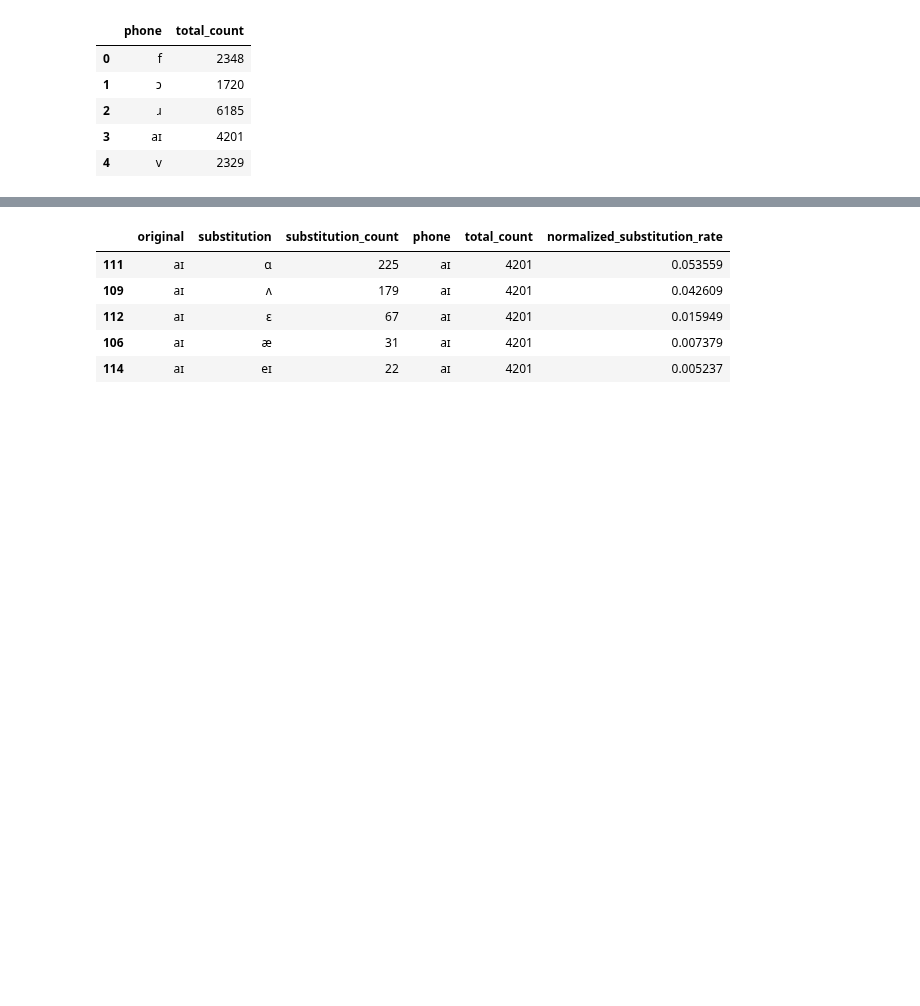
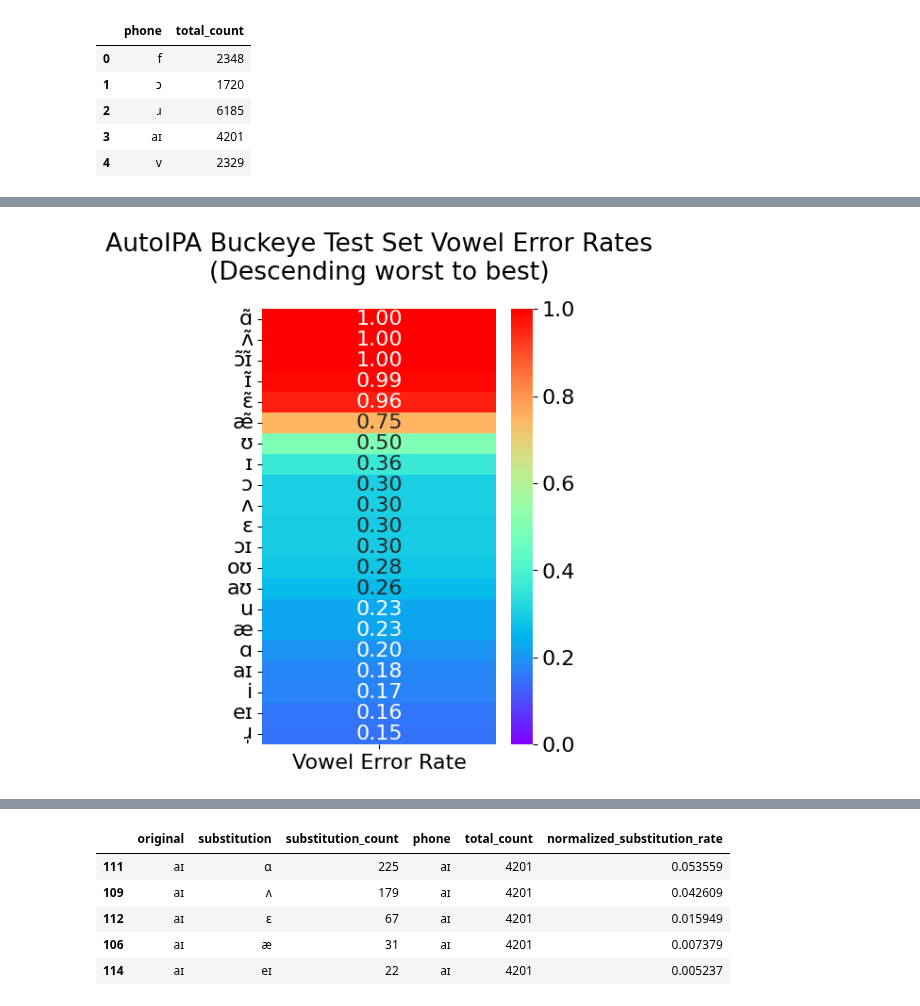
Before and after one commit to ginic/multipa, a Jupyter notebook: notebooks/amp_presentation/vowel_overlap_comparisons.ipynb, the cells around one changed output, grey strips where cells are left out. Drawn from its saved outputs; the diff is of its cells as text; code cells hidden in the pictures; blank space fills up the shorter version.

```diff
--- a/notebooks/amp_presentation/vowel_overlap_comparisons.ipynb
+++ b/notebooks/amp_presentation/vowel_overlap_comparisons.ipynb
@@ -330,3 +357,7 @@ Warning: 'ãʊ̃' not in Buckeye test corpus gold standard transcriptions
+# %%
+plot_error_rate_heat_map(buckeye_ver_df, "AutoIPA Buckeye Test Set Vowel Error Rates\n(Descending worst to best)")
+# %% [output]
+[figure, added]
 # %%
 
 # Confidence intervals for error rate
```
Also changed, not shown: parts of 21 cells of this notebook.
